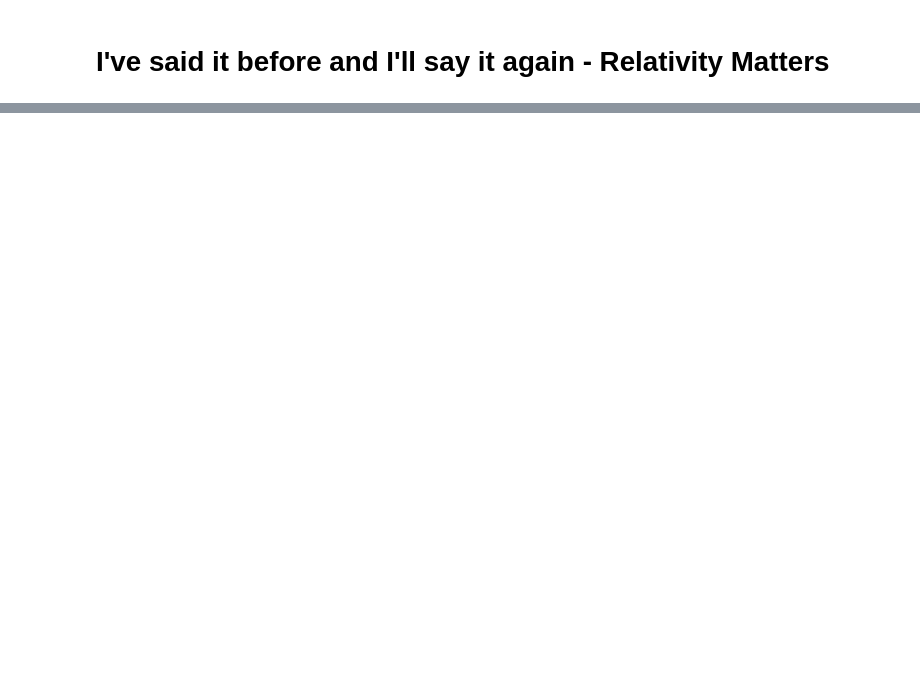
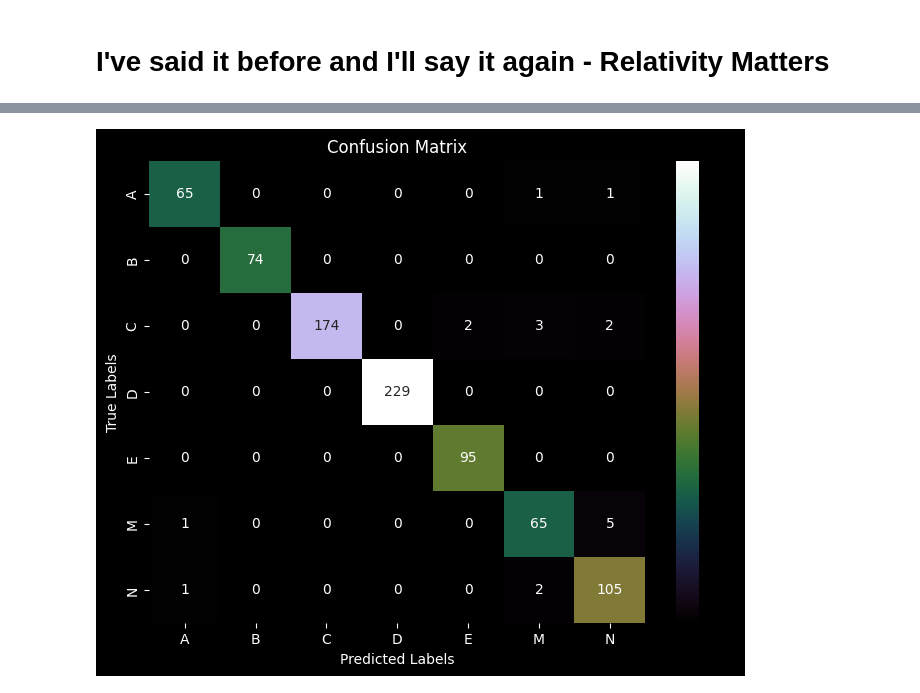
Before and after one commit to dvorakman/csci218-group-project, a Jupyter notebook: relativitymatters_cnn.ipynb, the cells around one changed output, grey strips where cells are left out. Cells and saved outputs as stored; diff of their text form; code cells hidden in the pictures; blank space fills up the shorter version.

```diff
--- a/relativitymatters_cnn.ipynb
+++ b/relativitymatters_cnn.ipynb
@@ -149,0 +185,48 @@ plt.show()
+# %%
+import seaborn as sns
+import matplotlib.pyplot as plt
+import numpy as np
+from sklearn.metrics import confusion_matrix
+from sklearn.preprocessing import LabelEncoder
+
+# Assuming y, y_test, and model are already defined
+y_test_labels = np.argmax(y_test, axis=1)
+
+# Get the predicted labels
+y_pred = model.predict(X_test)
+y_pred = np.argmax(y_pred, axis=1)
+
+# Compute the confusion matrix
+cm = confusion_matrix(y_test_labels, y_pred)
+
+# Extract unique labels from y_test_labels and y_pred
+unique_labels = np.unique(np.concatenate((y_test_labels, y_pred)))
+
+# Set original_labels to the unique labels in y
+original_labels = list(set(y))
+
+# Fit the label encoder on the original labels
+label_encoder = LabelEncoder()
+label_encoder.fit(original_labels)
+
+# Convert numerical labels back to original string labels
+unique_labels_str = label_encoder.inverse_transform(unique_labels)
+
+# Plot the confusion matrix using seaborn
+plt.figure(figsize=(8, 6))
+ax = sns.heatmap(cm, annot=True, cmap='cubehelix', fmt='d', xticklabels=unique_labels_str, yticklabels=unique_labels_str)
+
+# Set the plot background to black
+plt.gcf().set_facecolor('black')
+ax.set_facecolor('black')
+
+# Change text color to white
+ax.tick_params(colors='white', which='both')  # Change color of ticks
+plt.setp(ax.get_xticklabels(), color='white')  # Change color of x-axis labels
+plt.setp(ax.get_yticklabels(), color='white')  # Change color of y-axis labels
+plt.title('Confusion Matrix', color='white')
+plt.xlabel('Predicted Labels', color='white')
+plt.ylabel('True Labels', color='white')
+
+plt.show()
+# %% [output]
@@ -150,3 +234,4 @@ plt.show()
+[figure, added]
 # %%
 import seaborn as sns
 import matplotlib.pyplot as plt
```
Also changed, not shown: parts of 18 cells of this notebook, 22 other files.
